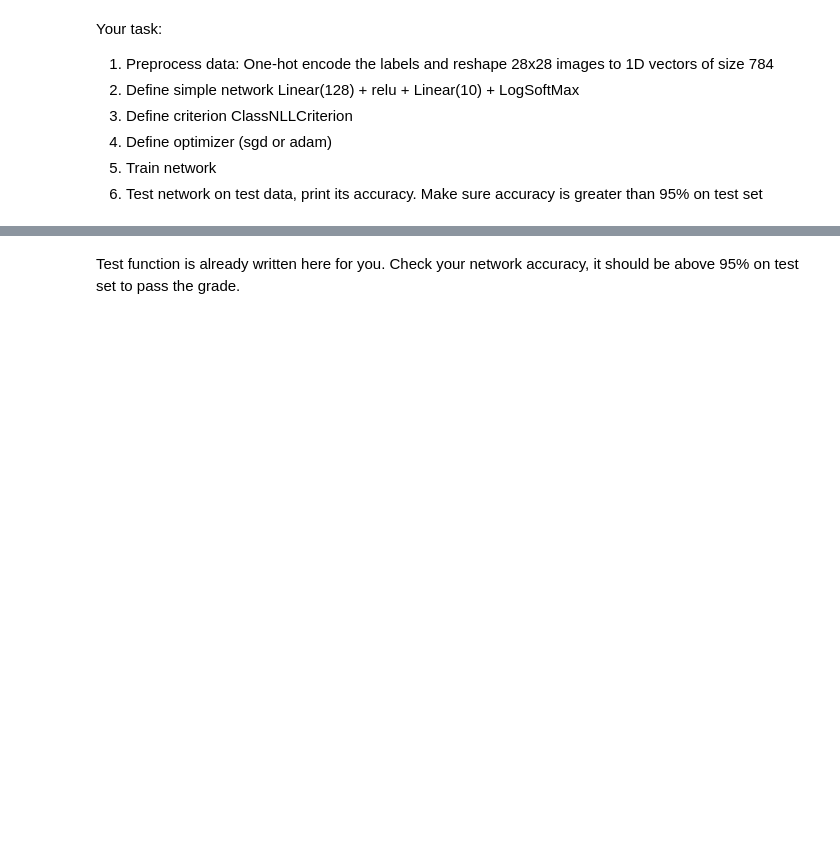
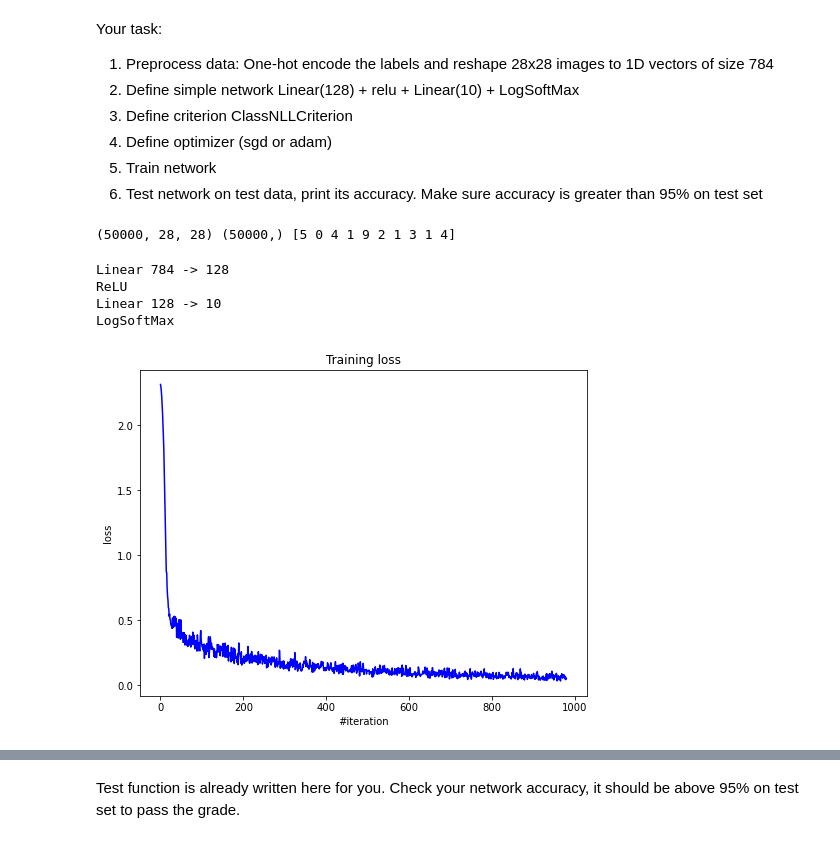
Before and after one commit to manosh7n/deep_vision_and_graphics, a Jupyter notebook: homework01/homework_part1_main.ipynb, the cells around one changed output, grey strips where cells are left out. Drawn from its saved outputs; the diff is of its cells as text; code cells hidden in the pictures; blank space fills up the shorter version.

```diff
--- a/homework01/homework_part1_main.ipynb
+++ b/homework01/homework_part1_main.ipynb
@@ -170,11 +182,11 @@ print(X_train.shape, y_train.shape, y_train[:10])
 
 # YOUR CODE: reshape + one-hot encoding
 
-X_test = ...
-X_train = ...
+X_test = X_test.reshape(X_test.shape[0], -1)
+X_train = X_train.reshape(X_train.shape[0], -1)
 
-y_train = ...
-y_test = ...
+y_train = np.eye(10)[y_train]
+y_test = np.eye(10)[y_test]
 
 assert len(X_test.shape) == 2, X_test.shape
 assert len(X_test[-1]) == 28*28, X_test.shape
@@ -185,12 +197,21 @@ assert len(X_train.shape) == 2, X_train.shape
 assert len(X_train[-1]) == 28*28, X_train.shape
 assert len(y_train.shape) == 2, y_train.shape
 assert len(y_train[-1]) == 10, y_train.shape
+# %% [output]
+(50000, 28, 28) (50000,) [5 0 4 1 9 2 1 3 1 4]
 # %%
 # YOUR CODE: network definition Linear(128) + relu + Linear(10) + LogSoftMax
 net = Sequential()
-net.add_module(...)
-...
+net.add_module(Linear(784, 128))
+net.add_module(ReLU())
+net.add_module(Linear(128, 10))
+net.add_module(LogSoftMax())
 
 print(net)
+# %% [output]
+Linear 784 -> 128
+ReLU
+Linear 128 -> 10
+LogSoftMax
 # %%
 # YOUR CODE: criterion definition
@@ -198,7 +219,9 @@ criterion = ...
 # %%
 # YOUR CODE: optimizer definition
 # for sgd normally you can start with momentum = 0.9 or 0.99 and lr=1e-2  or 1e-1
-opt = ...
+opt = SGD(net, lr=1e-1, momentum=0.9)
 # %%
 # YOUR CODE: train network, try batch 128 and 5-15 epochs
-train_network(net, ...
+train_network(net, opt, X_train, y_train, 512, 10)
+# %% [output]
+[figure, added]
```
Also changed, not shown: parts of 16 cells of this notebook.
